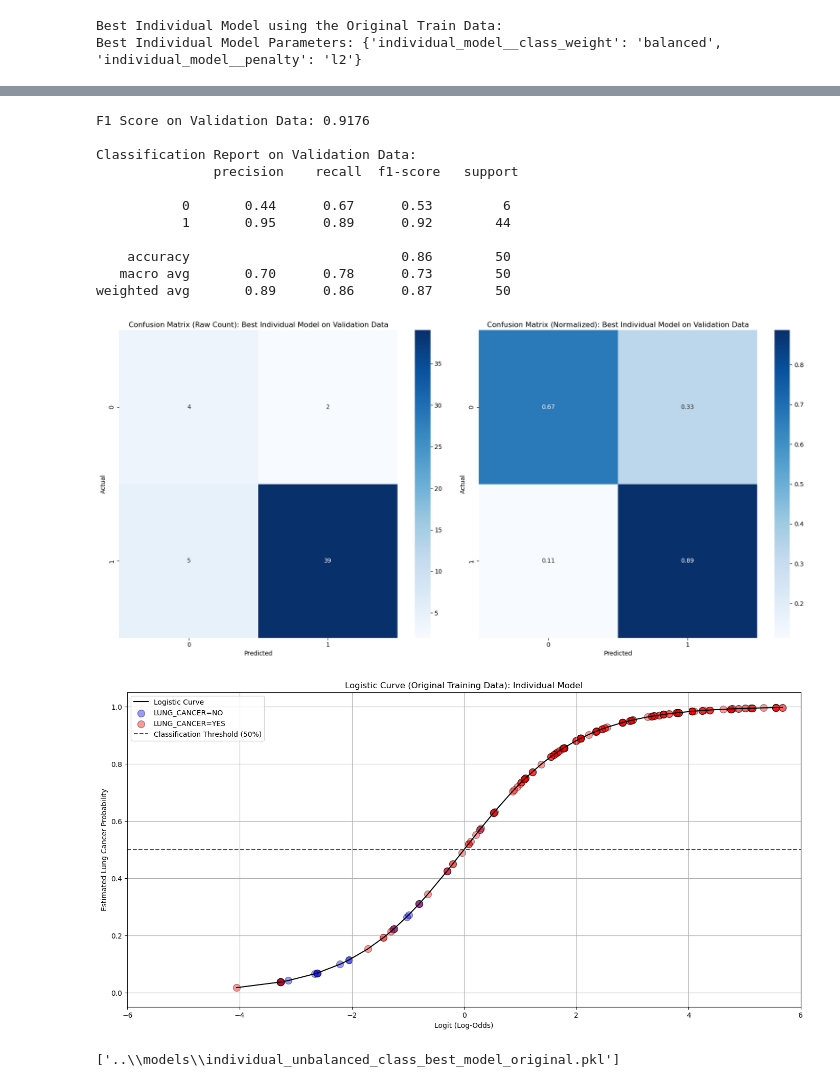
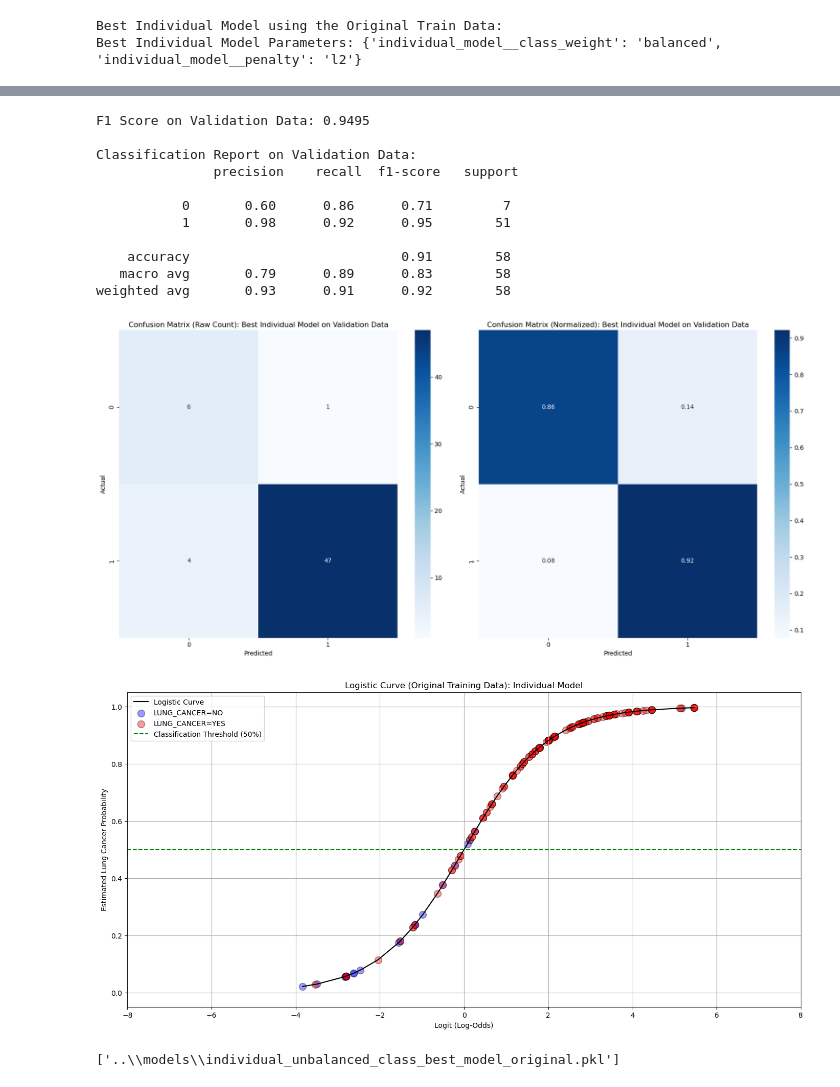
Before and after one commit to JohnPaulinePineda/Portfolio_Project_54, a Jupyter notebook: codes/EstimatingLungCancerProbabilitiesFromDemographicFactorsAndBehavioralIndicators.ipynb, the cells around one changed output, grey strips where cells are left out. Drawn from its saved outputs; the diff is of its cells as text; code cells hidden in the pictures.

```diff
--- a/codes/EstimatingLungCancerProbabilitiesFromDemographicFactorsAndBehavioralIndicators.ipynb
+++ b/codes/EstimatingLungCancerProbabilitiesFromDemographicFactorsAndBehavioralIndicators.ipynb
@@ -1007,7 +1007,7 @@ Target Variable Breakdown:
 # using a 70-30 ratio
 ##################################
 lung_cancer_train_initial, lung_cancer_test = train_test_split(lung_cancer_final,
-                                                               test_size=0.20,
+                                                               test_size=0.25,
                                                                stratify=lung_cancer_final['LUNG_CANCER'],
                                                                random_state=88888888)
 # %%
@@ -1058,7 +1058,7 @@ Name: LUNG_CANCER, dtype: float64
 # using a 70-30 ratio
 ##################################
 lung_cancer_train, lung_cancer_validation = train_test_split(lung_cancer_train_initial,
-                                                             test_size=0.20,
+                                                             test_size=0.25,
                                                              stratify=lung_cancer_train_initial['LUNG_CANCER'],
                                                              random_state=88888888)
 # %%
@@ -1407,17 +1472,17 @@ plt.show()
 print(f"F1 Score on Validation Data: {individual_unbalanced_class_best_model_original_f1_validation:.4f}")
 print("\nClassification Report on Validation Data:\n", classification_report(y_validation, individual_unbalanced_class_best_model_original.predict(X_validation)))
 # %% [output]
-F1 Score on Validation Data: 0.9176
+F1 Score on Validation Data: 0.9495
 
 Classification Report on Validation Data:
                precision    recall  f1-score   support
 
-           0       0.44      0.67      0.53         6
-           1       0.95      0.89      0.92        44
+           0       0.60      0.86      0.71         7
+           1       0.98      0.92      0.95        51
 
-    accuracy                           0.86        50
-   macro avg       0.70      0.78      0.73        50
-weighted avg       0.89      0.86      0.87        50
+    accuracy                           0.91        58
+   macro avg       0.79      0.89      0.83        58
+weighted avg       0.93      0.91      0.92        58
 # %%
 ##################################
 # Formulating the raw and normalized
@@ -1438,7 +1503,7 @@ ax[1].set_ylabel('Actual')
 plt.tight_layout()
 plt.show()
 # %% [output]
-[figure, old version]
+[figure, new version]
 # %%
 ##################################
 # Obtaining the logit values (log-odds)
@@ -1462,32 +1527,32 @@ individual_unbalanced_class_best_model_original_probabilities_sorted = individua
 # %%
 ##################################
 # Plotting the estimated logistic curve
 # using the logit values
 # and estimated probabilities
 # obtained from the training data
 ##################################
 plt.figure(figsize=(17, 8))
 plt.plot(individual_unbalanced_class_best_model_original_logit_values_sorted,
          individual_unbalanced_class_best_model_original_probabilities_sorted, label='Logistic Curve', color='black')
 plt.ylim(-0.05, 1.05)
-plt.xlim(-6.00, 6.00)
+plt.xlim(-8.00, 8.00)
 target_0_indices = y_train == 0
 target_1_indices = y_train == 1
 plt.scatter(individual_unbalanced_class_best_model_original_logit_values[target_0_indices],
             individual_unbalanced_class_best_model_original_probabilities[target_0_indices],
             color='blue', alpha=0.40, s=100, marker= 'o', edgecolor='k', label='LUNG_CANCER=NO')
 plt.scatter(individual_unbalanced_class_best_model_original_logit_values[target_1_indices],
             individual_unbalanced_class_best_model_original_probabilities[target_1_indices],
             color='red', alpha=0.40, s=100, marker='o', edgecolor='k', label='LUNG_CANCER=YES')
 plt.axhline(0.5, color='green', linestyle='--', label='Classification Threshold (50%)')
 plt.title('Logistic Curve (Original Training Data): Individual Model')
 plt.xlabel('Logit (Log-Odds)')
 plt.ylabel('Estimated Lung Cancer Probability')
 plt.grid(True)
 plt.legend(loc='upper left')
 plt.show()
 # %% [output]
-[figure, old version]
+[figure, new version]
 # %%
 ##################################
 # Saving the best individual model
```
Also changed, not shown: parts of 57 cells of this notebook, 21 other files.
